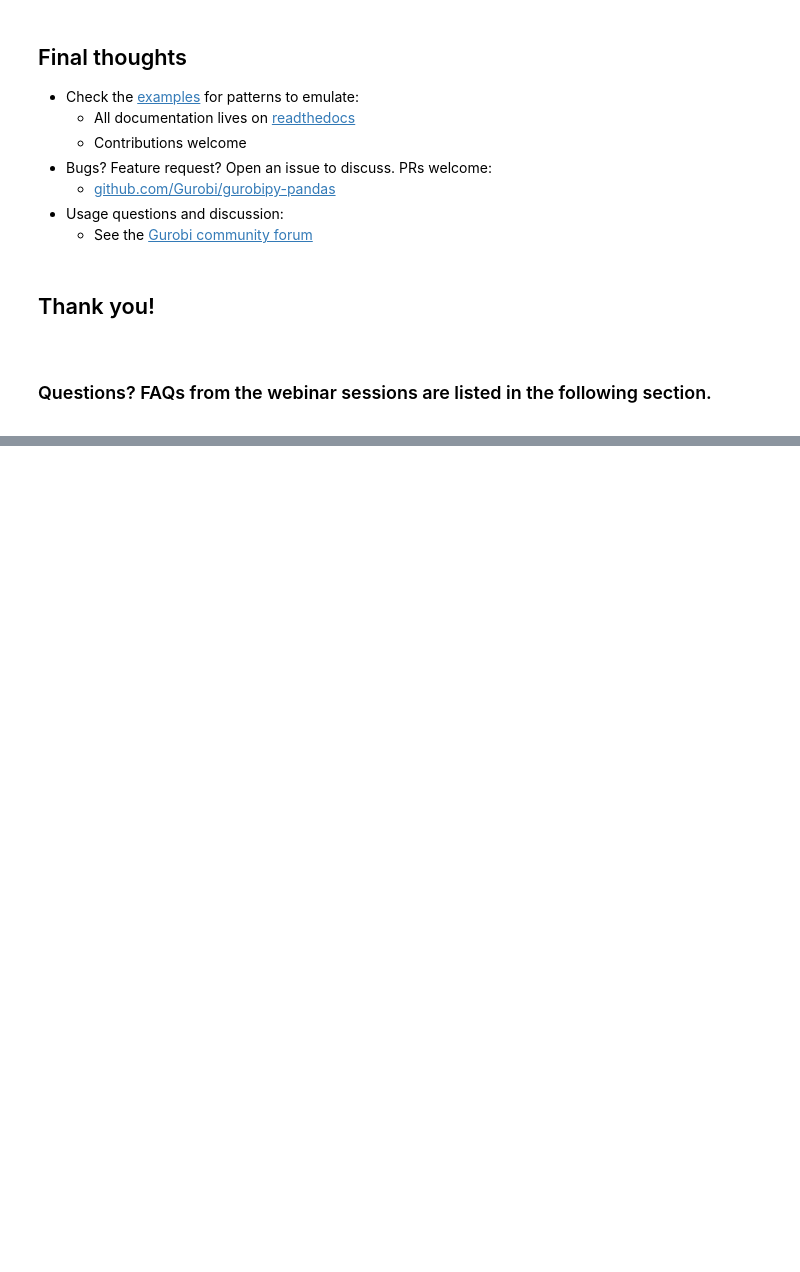
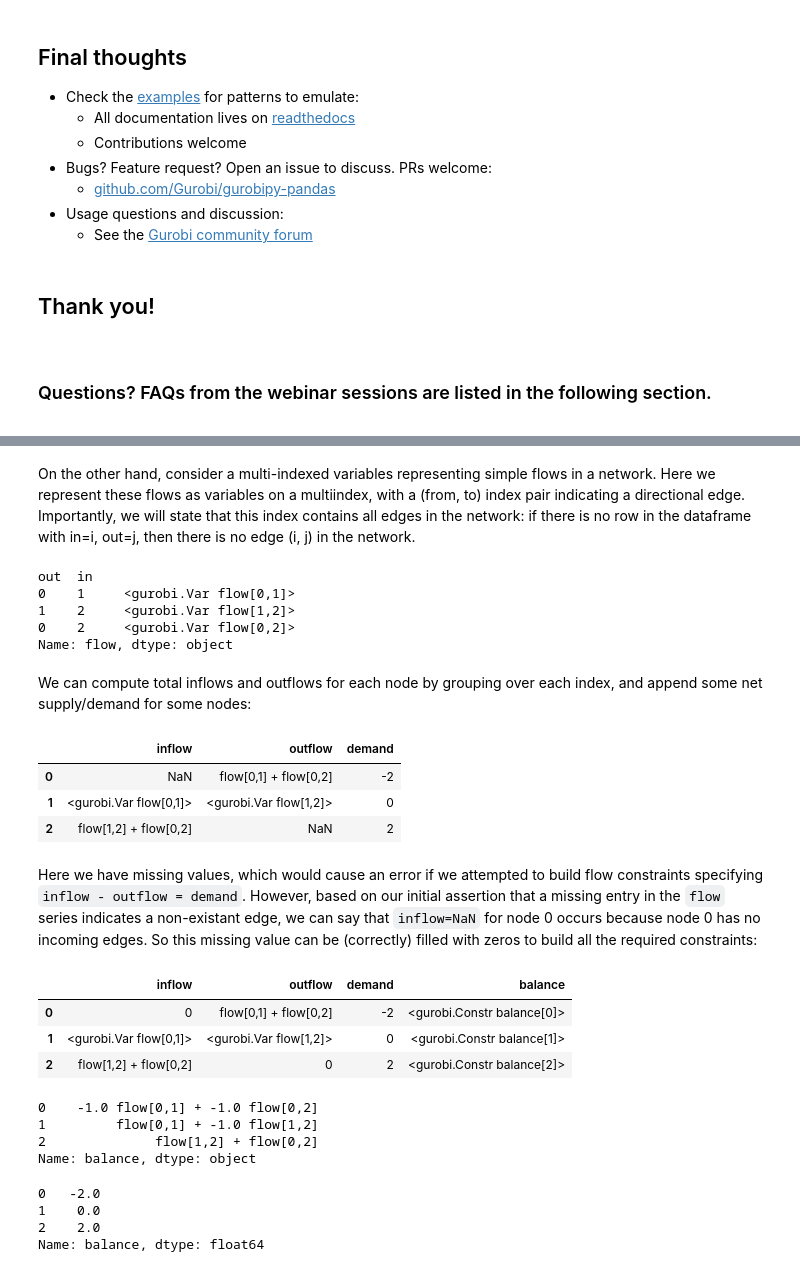
Before and after one commit to Gurobi/gurobipy-pandas, a Jupyter notebook: webinar/webinar.ipynb, the cells around one changed output, grey strips where cells are left out. Cells and saved outputs as stored; diff of their text form; code cells hidden in the pictures; blank space fills up the shorter version.

```diff
--- a/webinar/webinar.ipynb
+++ b/webinar/webinar.ipynb
@@ -984,0 +1011,51 @@ A: Yes, the duals and reduced costs of a model are all Gurobi attributes, so you
+# %% [markdown]
+On the other hand, consider a multi-indexed variables representing simple flows in a network. Here we represent these flows as variables on a multiindex, with a (from, to) index pair indicating a directional edge. Importantly, we will state that this index contains all edges in the network: if there is no row in the dataframe with in=i, out=j, then there is no edge (i, j) in the network.
+# %%
+model = gp.Model()
+index = pd.MultiIndex.from_tuples([(0, 1), (1, 2), (0, 2)], names=['out', 'in'])
+flows = gppd.add_vars(model, index, name='flow')
+flows
+# %% [output]
+out  in
+0    1     <gurobi.Var flow[0,1]>
+1    2     <gurobi.Var flow[1,2]>
+0    2     <gurobi.Var flow[0,2]>
+Name: flow, dtype: object
+# %% [markdown]
+We can compute total inflows and outflows for each node by grouping over each index, and append some net supply/demand for some nodes:
+# %%
+df = pd.DataFrame({
+    "inflow": flows.groupby("in").sum(),
+    "outflow": flows.groupby("out").sum(),
+    "demand": [-2, 0, 2],
+})
+df
+# %% [output]
+|  | inflow | outflow | demand |
+| 0 | NaN | flow[0,1] + flow[0,2] | -2 |
+| 1 | <gurobi.Var flow[0,1]> | <gurobi.Var flow[1,2]> | 0 |
+| 2 | flow[1,2] + flow[0,2] | NaN | 2 |
+# %% [markdown]
+Here we have missing values, which would cause an error if we attempted to build flow constraints specifying `inflow - outflow = demand`. However, based on our initial assertion that a missing entry in the `flow` series indicates a non-existant edge, we can say that `inflow=NaN` for node 0 occurs because node 0 has no incoming edges. So this missing value can be (correctly) filled with zeros to build all the required constraints:
+# %%
+balance_df = df.fillna(0).gppd.add_constrs(model, "inflow - outflow == demand", name="balance")
+balance_df
+# %% [output]
+|  | inflow | outflow | demand | balance |
+| 0 | 0 | flow[0,1] + flow[0,2] | -2 | <gurobi.Constr balance[0]> |
+| 1 | <gurobi.Var flow[0,1]> | <gurobi.Var flow[1,2]> | 0 | <gurobi.Constr balance[1]> |
+| 2 | flow[1,2] + flow[0,2] | 0 | 2 | <gurobi.Constr balance[2]> |
+# %%
+balance_df['balance'].apply(model.getRow)
+# %% [output]
+0    -1.0 flow[0,1] + -1.0 flow[0,2]
+1         flow[0,1] + -1.0 flow[1,2]
+2              flow[1,2] + flow[0,2]
+Name: balance, dtype: object
+# %%
+balance_df['balance'].gppd.RHS
+# %% [output]
+0   -2.0
+1    0.0
+2    2.0
+Name: balance, dtype: float64
```
Also changed, not shown: parts of 17 cells of this notebook.
